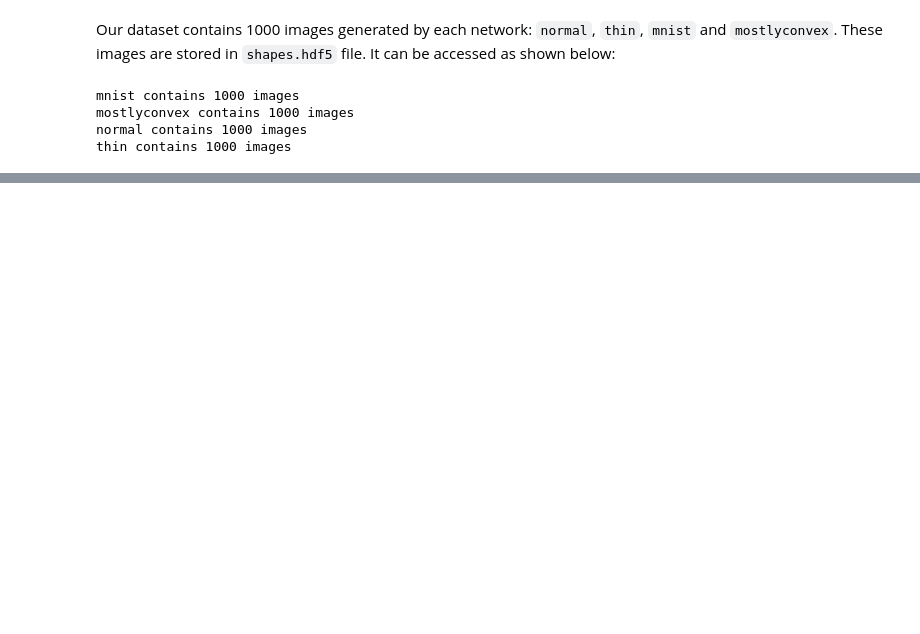
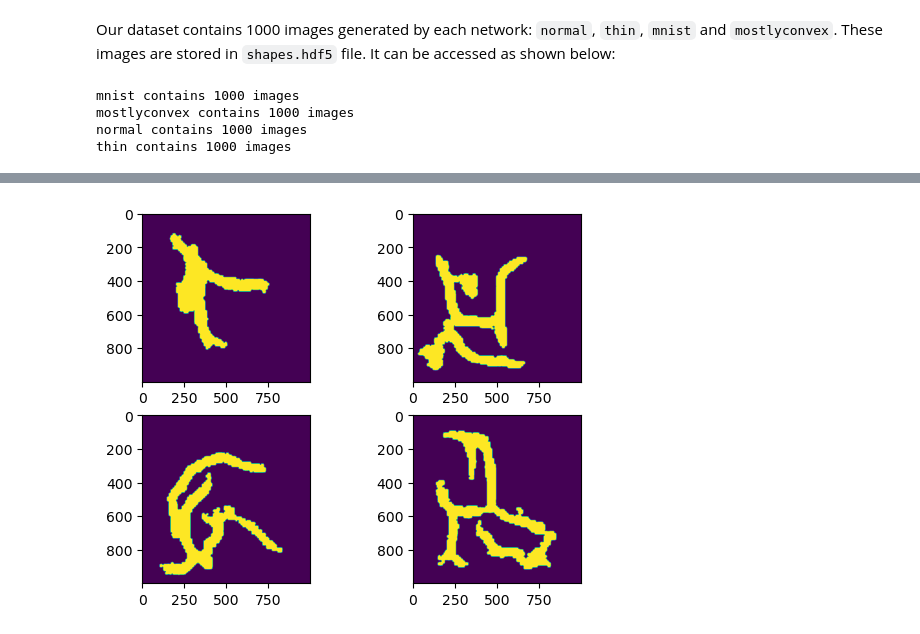
Before and after one commit to fatimp/shapes-dataset, a Jupyter notebook: example.ipynb, the cells around one changed output, grey strips where cells are left out. Drawn from its saved outputs; the diff is of its cells as text; code cells hidden in the pictures; blank space fills up the shorter version.

```diff
--- a/example.ipynb
+++ b/example.ipynb
@@ -36,0 +36,4 @@ ax.imshow(mc)
+# %%
+show_images(load_images('thin'))
+# %% [output]
+[figure, added]
```
Also changed, not shown: parts of 6 cells of this notebook.
